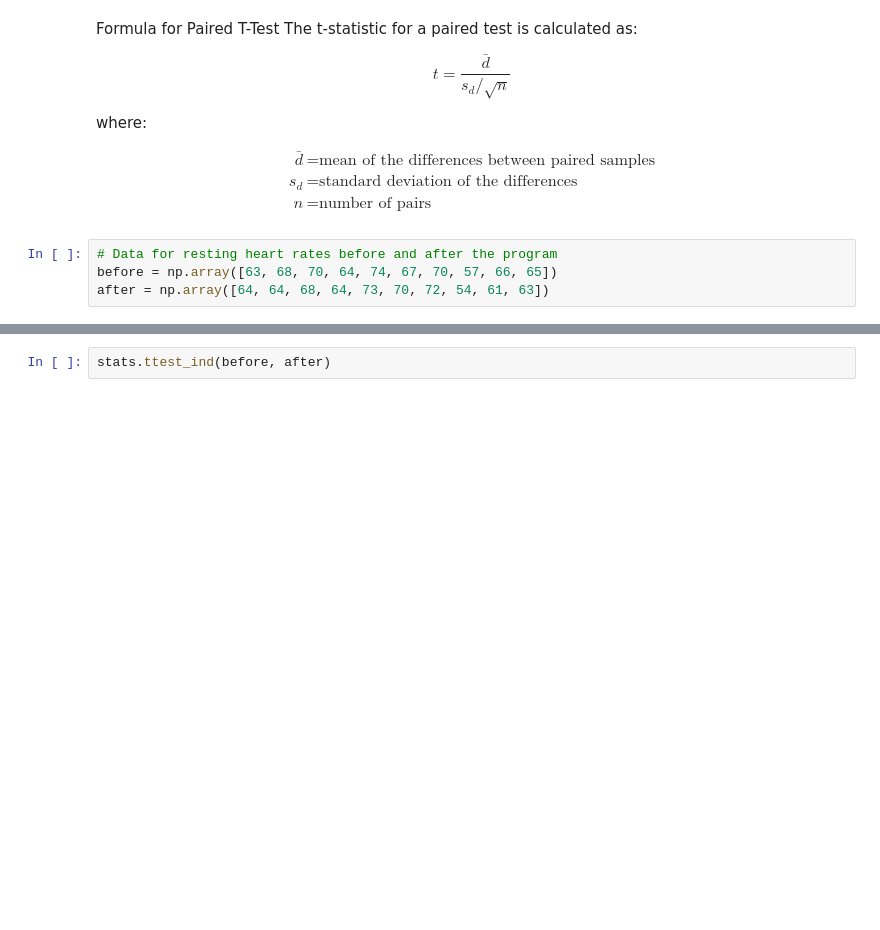
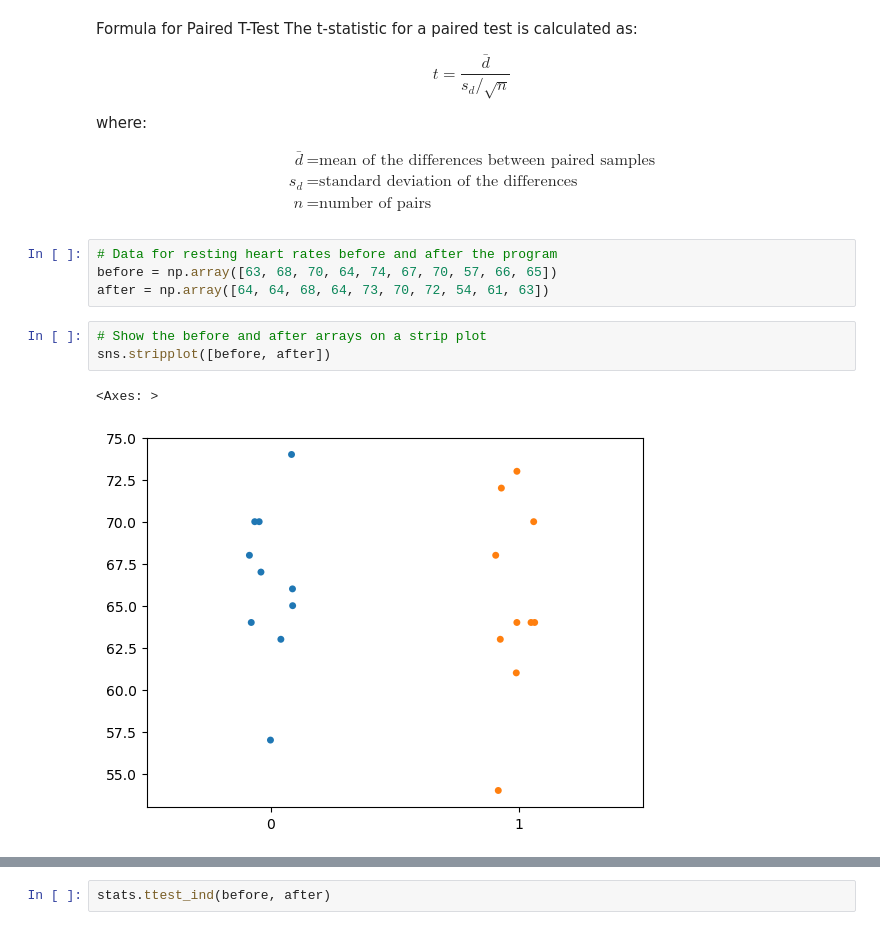
Before and after one commit to lgrealish/applied_statistics, a Jupyter notebook: tasks.ipynb, the cells around one changed output, grey strips where cells are left out. Cells and saved outputs as stored; diff of their text form; blank space fills up the shorter version.

Commit message:
Added plots for Task 3

```diff
--- a/tasks.ipynb
+++ b/tasks.ipynb
@@ -216,3 +222,9 @@ n & = \text{number of pairs}
 # Data for resting heart rates before and after the program
 before = np.array([63, 68, 70, 64, 74, 67, 70, 57, 66, 65])
 after = np.array([64, 64, 68, 64, 73, 70, 72, 54, 61, 63])
+# %%
+# Show the before and after arrays on a strip plot
+sns.stripplot([before, after])
+# %% [output]
+<Axes: >
+[figure, added]
```
Also changed, not shown: parts of 20 cells of this notebook.
